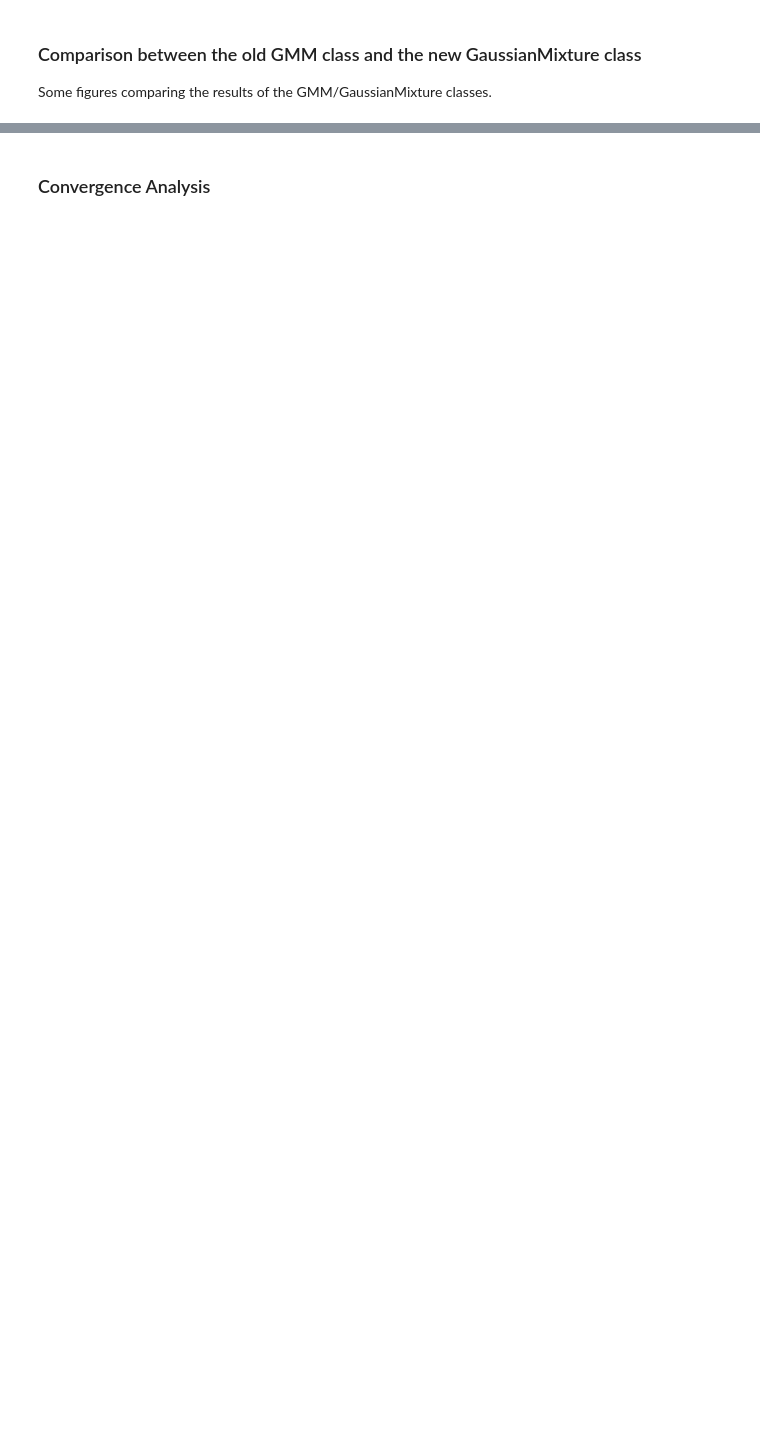
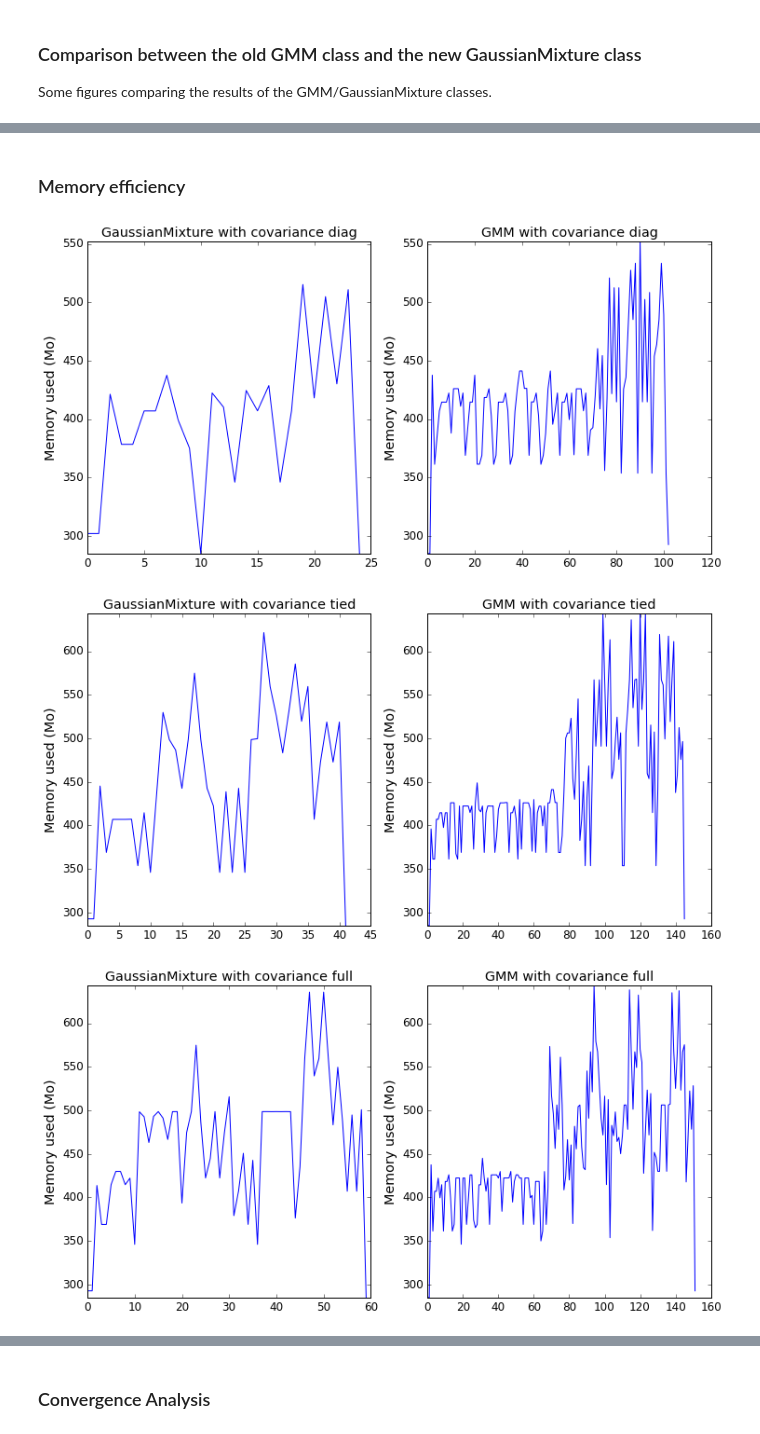
Before and after one commit to tguillemot/GSoC-Gaussian-Mixture-Analysis, a Jupyter notebook: gaussian_mixture_benchmark.ipynb, the cells around one changed output, grey strips where cells are left out. Cells and saved outputs as stored; diff of their text form; code cells hidden in the pictures; blank space fills up the shorter version.

```diff
--- a/gaussian_mixture_benchmark.ipynb
+++ b/gaussian_mixture_benchmark.ipynb
@@ -238,0 +239,63 @@ plt.show()
+# %% [markdown]
+### Memory efficiency
+# %%
+plt.rcParams['figure.figsize'][:] = [12, 6]
+plt.rcParams['font.size'] = 12.
+plt.rcParams['axes.labelsize'] = 'large'
+
+from memory_profiler import memory_usage
+
+
+def memory_consumption_Gaussian_Mixture(n_components, covariance_type, max_iter, reg_covar, tol):
+    GaussianMixture(n_components=n_components,
+                    covariance_type=covariance_type, max_iter=max_iter,
+                    reg_covar=reg_covar, tol=tol).fit(X)
+
+
+def memory_consumption_GMM(n_components, covariance_type, max_iter, reg_covar, tol):
+    GMM(n_components=n_components, covariance_type=covariance_type,
+        init_params='wmc', n_iter=max_iter, min_covar=reg_covar,
+        tol=tol / X_train.shape[0]).fit(X)
+
+
+random_state = 0
+n_components, n_features = 8, 10
+max_iter, tol, reg_covar = 100, 1e-3, 0
+n_samples_values = 1e6
+
+rng = np.random.RandomState(random_state)
+means = [rng.uniform(-1, 1, n_features) * 30 for _ in range(n_components)]
+covars = [make_spd_matrix(n_features, rng) for _ in range(n_components)]
+weights = rng.rand(n_components)
+weights = weights / np.sum(weights)
+n_samples_components = np.round(weights * n_samples_values).astype(int)
+X, y = generate_data(n_samples_components, means, covars)
+
+for covariance_type in {'full', 'tied', 'spherical', 'diag'}:
+    mem_used_1 = memory_usage((memory_consumption_Gaussian_Mixture, (
+                    n_components, covariance_type, max_iter, reg_covar, tol) ))
+    mem_used_2 = memory_usage((memory_consumption_GMM, (
+                    n_components, covariance_type, max_iter, reg_covar, tol) ))
+
+    mem_used = np.concatenate((mem_used_1, mem_used_2))
+    mem_range = [min(mem_used), max(mem_used)]
+
+    plt.figure()
+
+    h1 = plt.subplot(1, 2, 1)
+    h1.plot(mem_used_1)
+    h1.set_ylim(mem_range)
+    h1.set_ylabel("Memory used (Mo)")
+    plt.title("GaussianMixture with covariance %s" % covariance_type)
+
+    h2 = plt.subplot(1, 2, 2)
+    h2.plot(mem_used_2)
+    h2.set_ylim(mem_range)
+    h2.set_ylabel("Memory used (Mo)")
+    plt.title("GMM with covariance %s" % covariance_type)
+
+plt.show()
+# %% [output]
+[figure, added]
+[figure, added]
+[figure, added]
```
Also changed, not shown: parts of 8 cells of this notebook.
